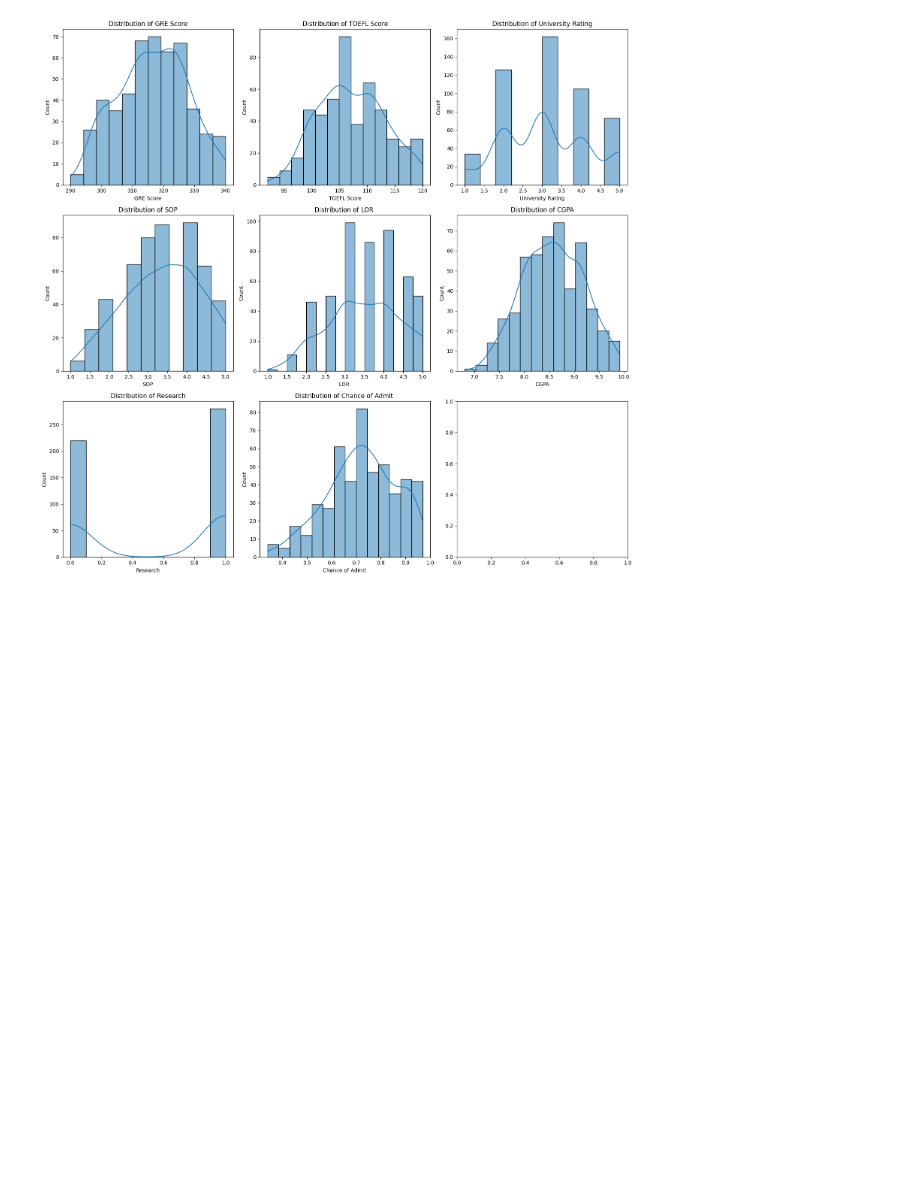
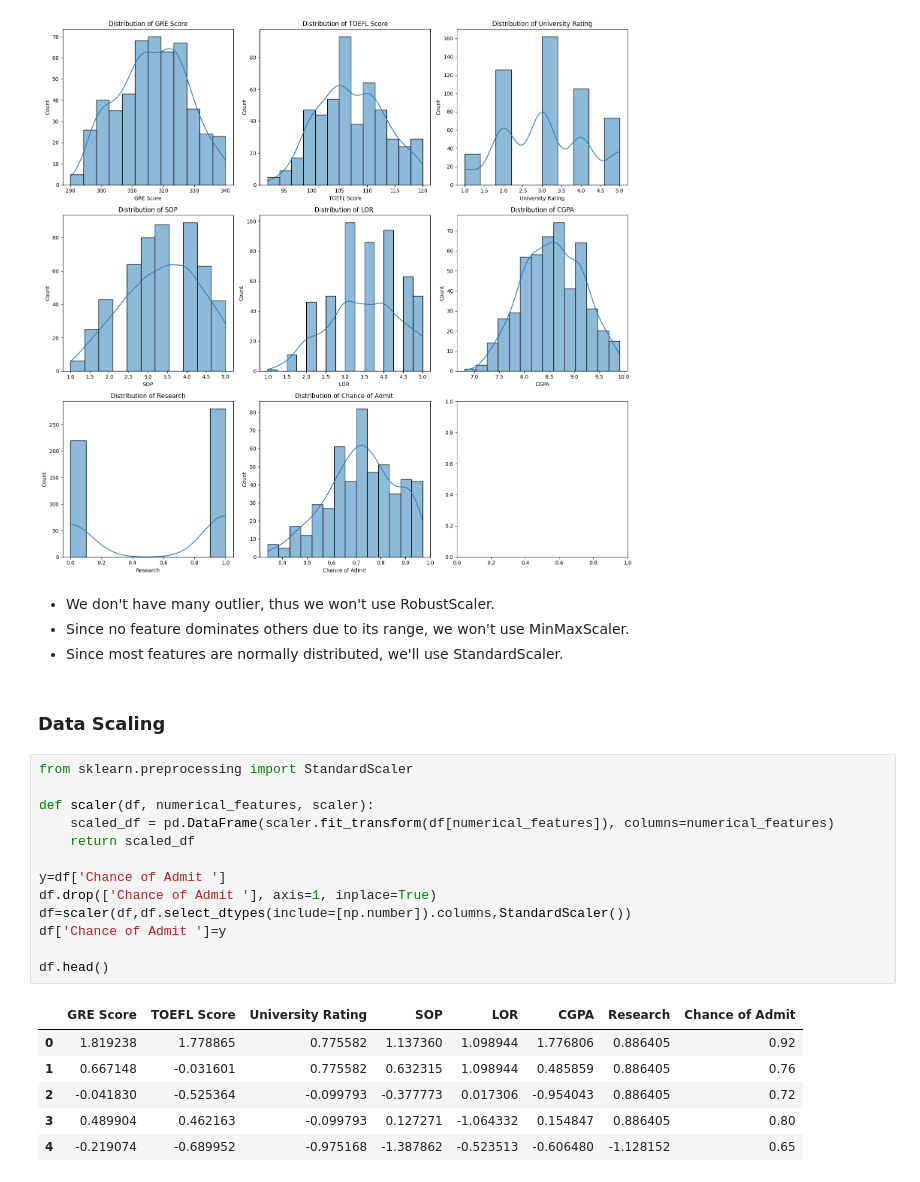
Before and after one commit to zoddtheimmortal/ml-assignments, a Jupyter notebook: a3/main.ipynb, the cells around one changed output. Cells and saved outputs as stored; diff of their text form; blank space fills up the shorter version.

```diff
--- a/a3/main.ipynb
+++ b/a3/main.ipynb
@@ -108,3 +108,29 @@ def visualize_numerical(df):
 visualize_numerical(df)
 # %% [output]
 [figure]
+# %% [markdown]
+- We don't have many outlier, thus we won't use RobustScaler.
+- Since no feature dominates others due to its range, we won't use MinMaxScaler.
+- Since most features are normally distributed, we'll use StandardScaler.
+# %% [markdown]
+### Data Scaling
+# %%
+from sklearn.preprocessing import StandardScaler
+
+def scaler(df, numerical_features, scaler):
+    scaled_df = pd.DataFrame(scaler.fit_transform(df[numerical_features]), columns=numerical_features)
+    return scaled_df
+
+y=df['Chance of Admit ']
+df.drop(['Chance of Admit '], axis=1, inplace=True)
+df=scaler(df,df.select_dtypes(include=[np.number]).columns,StandardScaler())
+df['Chance of Admit ']=y
+
+df.head()
+# %% [output]
+|  | GRE Score | TOEFL Score | University Rating | SOP | LOR | CGPA | Research | Chance of Admit |
+| 0 | 1.819238 | 1.778865 | 0.775582 | 1.137360 | 1.098944 | 1.776806 | 0.886405 | 0.92 |
+| 1 | 0.667148 | -0.031601 | 0.775582 | 0.632315 | 1.098944 | 0.485859 | 0.886405 | 0.76 |
+| 2 | -0.041830 | -0.525364 | -0.099793 | -0.377773 | 0.017306 | -0.954043 | 0.886405 | 0.72 |
+| 3 | 0.489904 | 0.462163 | -0.099793 | 0.127271 | -1.064332 | 0.154847 | 0.886405 | 0.80 |
+| 4 | -0.219074 | -0.689952 | -0.975168 | -1.387862 | -0.523513 | -0.606480 | -1.128152 | 0.65 |
```
Also changed, not shown: parts of 1 cell of this notebook.
